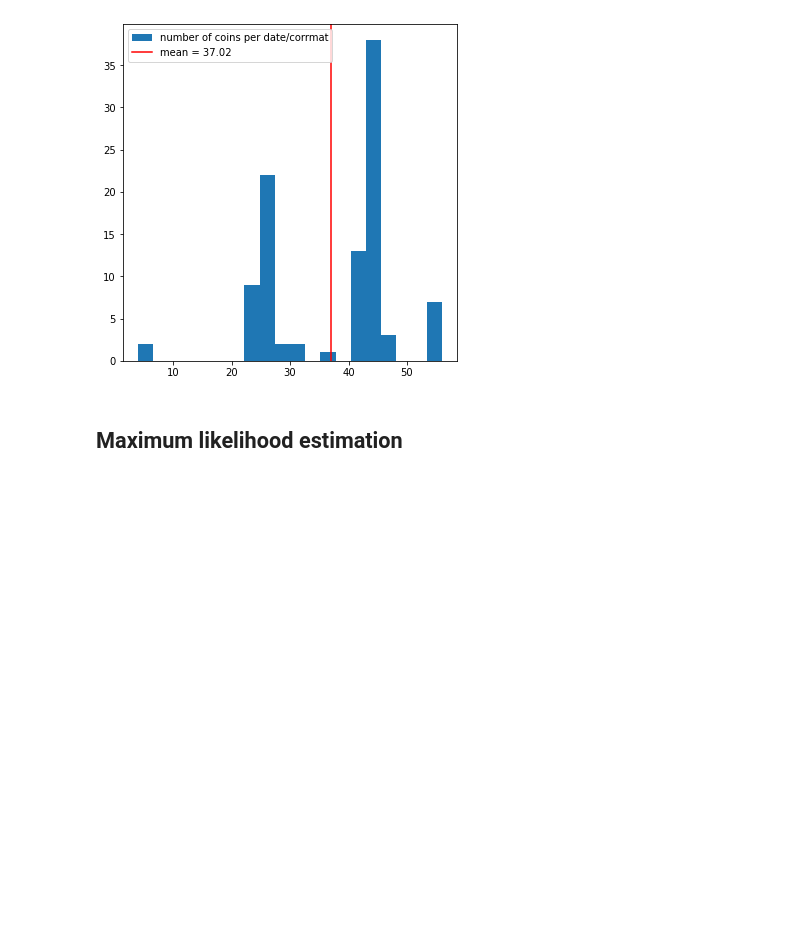
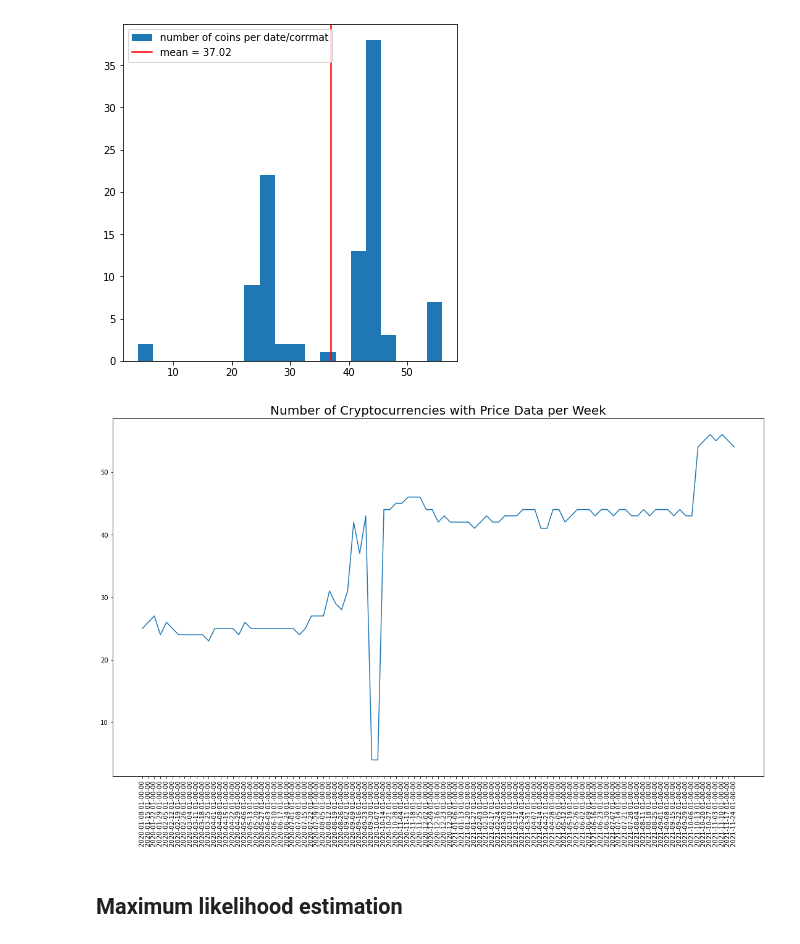
Before and after one commit to marcodipanfilo/network_science_project, a Jupyter notebook: 2-mle_of_Q.ipynb, the cells around one changed output. Cells and saved outputs as stored; diff of their text form; code cells hidden in the pictures; blank space fills up the shorter version.

```diff
--- a/2-mle_of_Q.ipynb
+++ b/2-mle_of_Q.ipynb
@@ -38,6 +38,20 @@ ax.legend()
 # %% [output]
 <matplotlib.legend.Legend at 0x...>
 [figure]
+# %%
+# plot number of cryptocurrencies over time
+nr_crypto = []
+dates = sorted(corrmats_nn.keys())
+for i in dates:
+    nr_crypto.append(corrmats_nn[i].shape[0])
+
+fig, ax = plt.subplots(1,1, figsize=(15,10), constrained_layout=True)
+ax.plot(dates, nr_crypto)
+ax.set_xticklabels(labels=dates, rotation=90, fontsize=10)
+ax.set_title("Number of Cryptocurrencies with Price Data per Week", fontsize=20)
+fig.savefig("figures/nr_cryptos.png")
+# %% [output]
+[figure, added]
 # %% [markdown]
 ## Maximum likelihood estimation
 # %%
```
Also changed, not shown: 14 other files.
